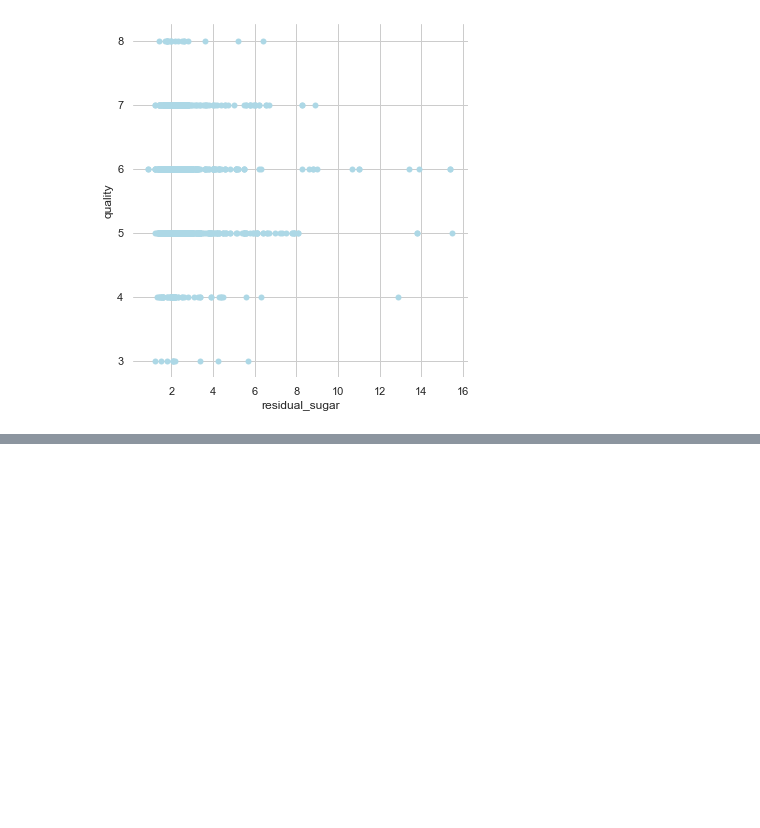
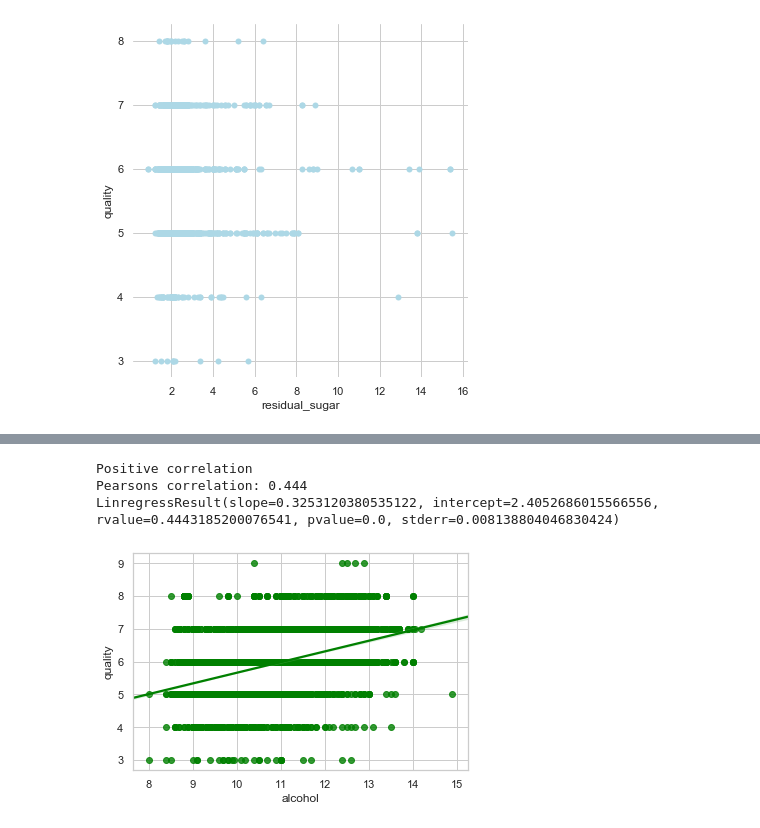
Before and after one commit to RobbieZifchak/Wino, a Jupyter notebook: wine_analysis_1.ipynb, the cells around one changed output, grey strips where cells are left out. Saved outputs shown, nothing was run; the diff lists cells and outputs as text; code cells hidden in the pictures; blank space fills up the shorter version.

```diff
--- a/wine_analysis_1.ipynb
+++ b/wine_analysis_1.ipynb
@@ -332,0 +277,7 @@ regression(df_red['alcohol'],df_red['quality'], 'green')
+# %%
+regression(df['alcohol'],df['quality'], 'green')
+# %% [output]
+Positive correlation
+Pearsons correlation: 0.444
+LinregressResult(slope=0.3253120380535122, intercept=2.4052686015566556, rvalue=0.4443185200076541, pvalue=0.0, stderr=0.008138804046830424)
+[figure, added]
```
Also changed, not shown: parts of 54 cells of this notebook, 1 other file.
